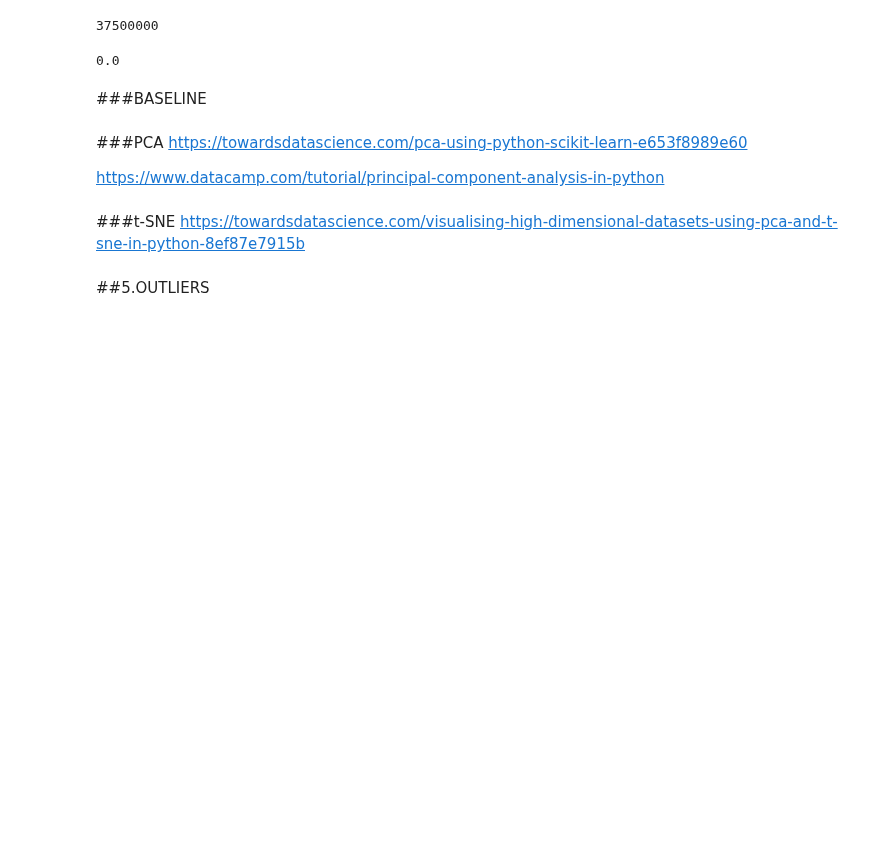
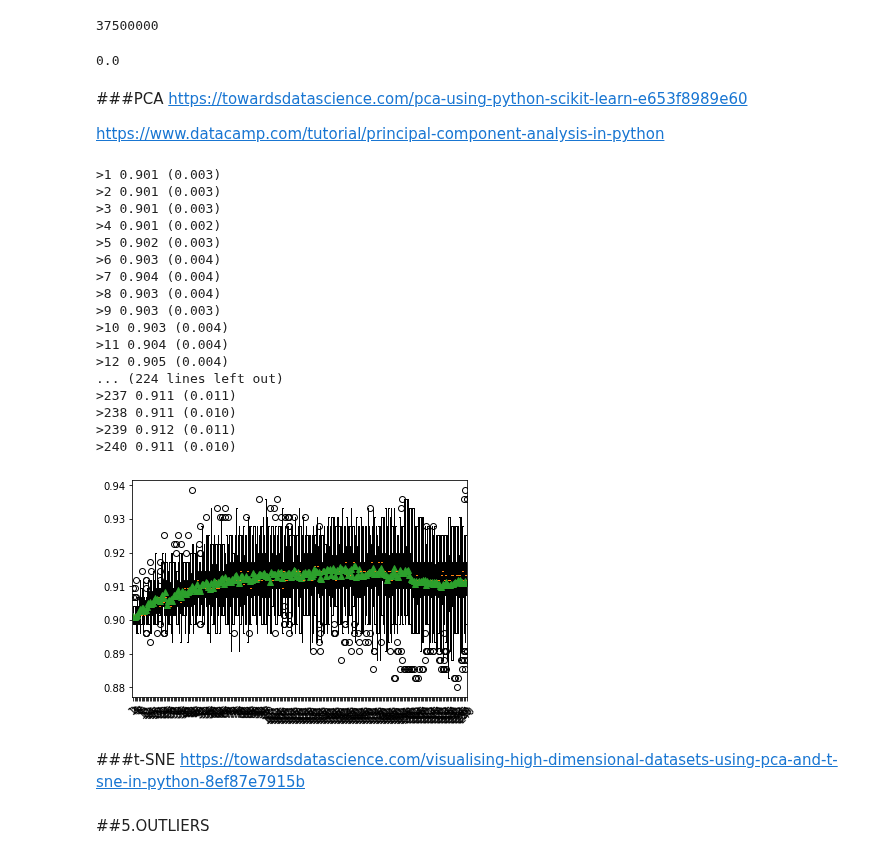
Before and after one commit to MLBartkowiakChojnacki/ML_PROJECT_2022, a Jupyter notebook: notebooks/ML_PROJECT_2022.ipynb, the cells around one changed output. Saved outputs shown, nothing was run; the diff lists cells and outputs as text; code cells hidden in the pictures; blank space fills up the shorter version.

```diff
--- a/notebooks/ML_PROJECT_2022.ipynb
+++ b/notebooks/ML_PROJECT_2022.ipynb
@@ -546,13 +545,70 @@ sparsity = zero_elements / total_elements
 sparsity
 # %% [output]
 0.0
-# %% [markdown]
-###BASELINE
 # %% [markdown]
 ###PCA
 https://towardsdatascience.com/pca-using-python-scikit-learn-e653f8989e60
 
 https://www.datacamp.com/tutorial/principal-component-analysis-in-python
+# %%
+# compare pca number of components with logistic regression algorithm for classification
+from numpy import mean
+from numpy import std
+from sklearn.datasets import make_classification
+from sklearn.model_selection import cross_val_score
+from sklearn.model_selection import RepeatedStratifiedKFold
+from sklearn.pipeline import Pipeline
+from sklearn.decomposition import PCA
+from sklearn.linear_model import LogisticRegression
+from matplotlib import pyplot
+
+# get a list of models to evaluate
+def get_models():
+  models = dict()
+  for i in range(1,241):
+    steps = [('pca', PCA(n_components=i)), ('m', LogisticRegression())]
+    models[str(i)] = Pipeline(steps=steps)
+  return models
+
+# evaluate a given model using cross-validation
+def evaluate_model(model, X, y):
+  cv = RepeatedStratifiedKFold(n_splits=10, n_repeats=3, random_state=1)
+  scores = cross_val_score(model, X, y, scoring='accuracy', cv=cv, n_jobs=-1)
+  return scores
+
+# get the models to evaluate
+models = get_models()
+# evaluate the models and store results
+results, names = list(), list()
+for name, model in models.items():
+  scores = evaluate_model(model, X, y)
+  results.append(scores)
+  names.append(name)
+  print('>%s %.3f (%.3f)' % (name, mean(scores), std(scores)))
+
+# plot model performance for comparison
+pyplot.boxplot(results, labels=names, showmeans=True)
+pyplot.xticks(rotation=45)
+pyplot.show()
+# %% [output]
+>1 0.901 (0.003)
+>2 0.901 (0.003)
+>3 0.901 (0.003)
+>4 0.901 (0.002)
+>5 0.902 (0.003)
+>6 0.903 (0.004)
+>7 0.904 (0.004)
+>8 0.903 (0.004)
+>9 0.903 (0.003)
+>10 0.903 (0.004)
+>11 0.904 (0.004)
+>12 0.905 (0.004)
+... (224 lines left out)
+>237 0.911 (0.011)
+>238 0.911 (0.010)
+>239 0.912 (0.011)
+>240 0.911 (0.010)
+[figure, added]
 # %% [markdown]
 ###t-SNE
 https://towardsdatascience.com/visualising-high-dimensional-datasets-using-pca-and-t-sne-in-python-8ef87e7915b
```
Also changed, not shown: parts of 2 cells of this notebook.
